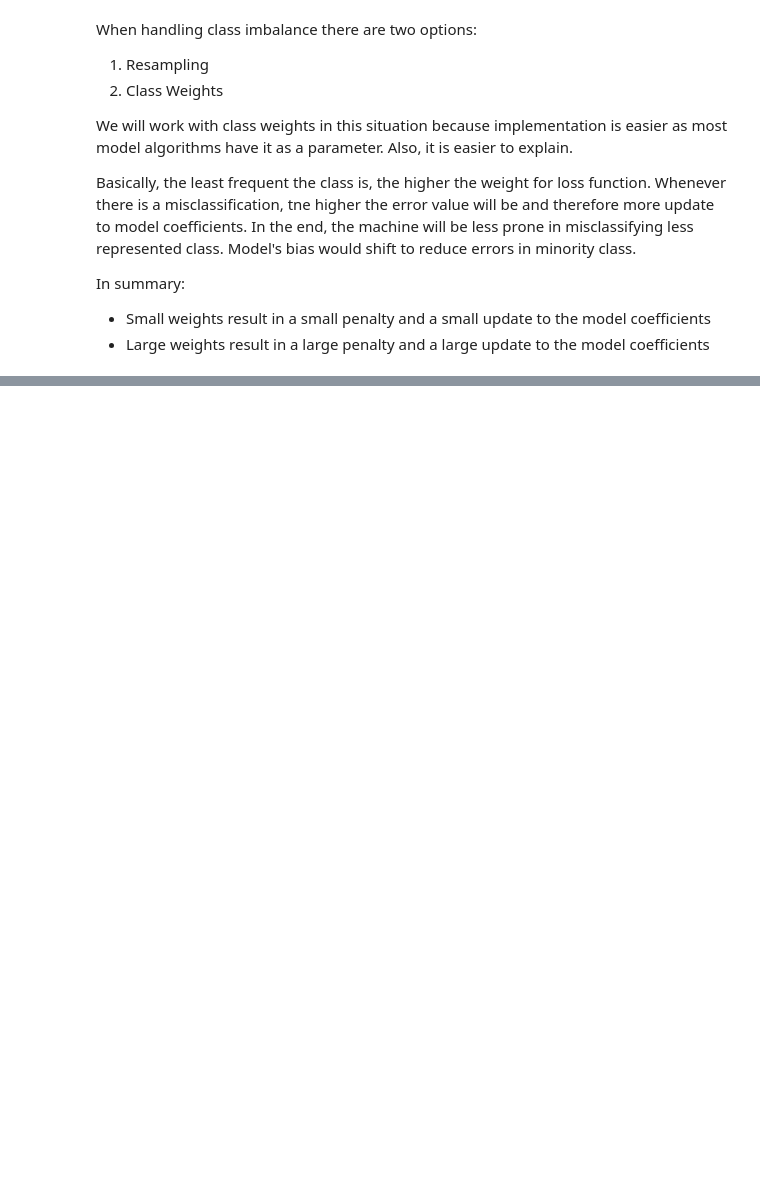
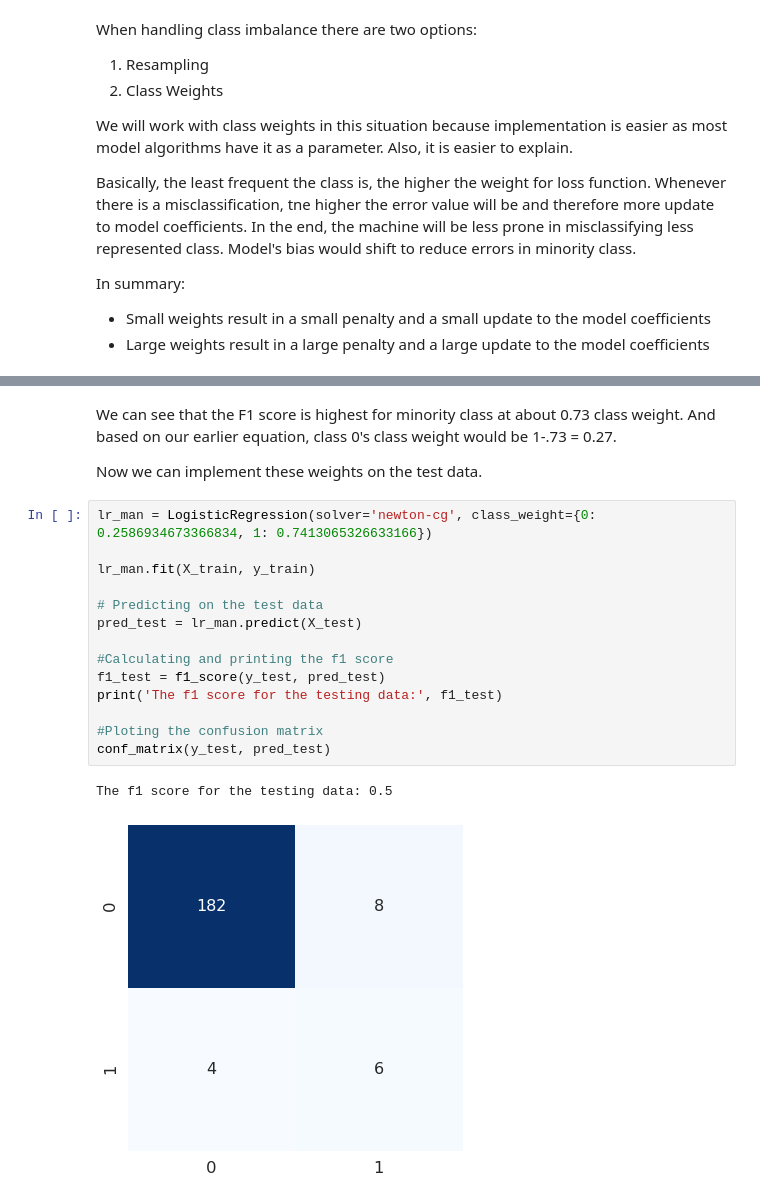
Before and after one commit to mindyng/mindyng.github.io, a Jupyter notebook: nyc-healthcare-workers-burnout.ipynb, the cells around one changed output, grey strips where cells are left out. Cells and saved outputs as stored; diff of their text form; blank space fills up the shorter version.

```diff
--- a/nyc-healthcare-workers-burnout.ipynb
+++ b/nyc-healthcare-workers-burnout.ipynb
@@ -430,0 +510,21 @@ ValueError: Input contains NaN, infinity or a value too large for dtype('float64
+# %% [markdown]
+We can see that the F1 score is highest for minority class at about 0.73 class weight. And based on our earlier equation, class 0's class weight would be 1-.73 = 0.27.
+
+Now we can implement these weights on the test data.
+# %%
+lr_man = LogisticRegression(solver='newton-cg', class_weight={0: 0.2586934673366834, 1: 0.7413065326633166})
+
+lr_man.fit(X_train, y_train)
+
+# Predicting on the test data
+pred_test = lr_man.predict(X_test)
+
+#Calculating and printing the f1 score
+f1_test = f1_score(y_test, pred_test)
+print('The f1 score for the testing data:', f1_test)
+
+#Ploting the confusion matrix
+conf_matrix(y_test, pred_test)
+# %% [output]
+The f1 score for the testing data: 0.5
+[figure, added]
```
Also changed, not shown: parts of 40 cells of this notebook.
